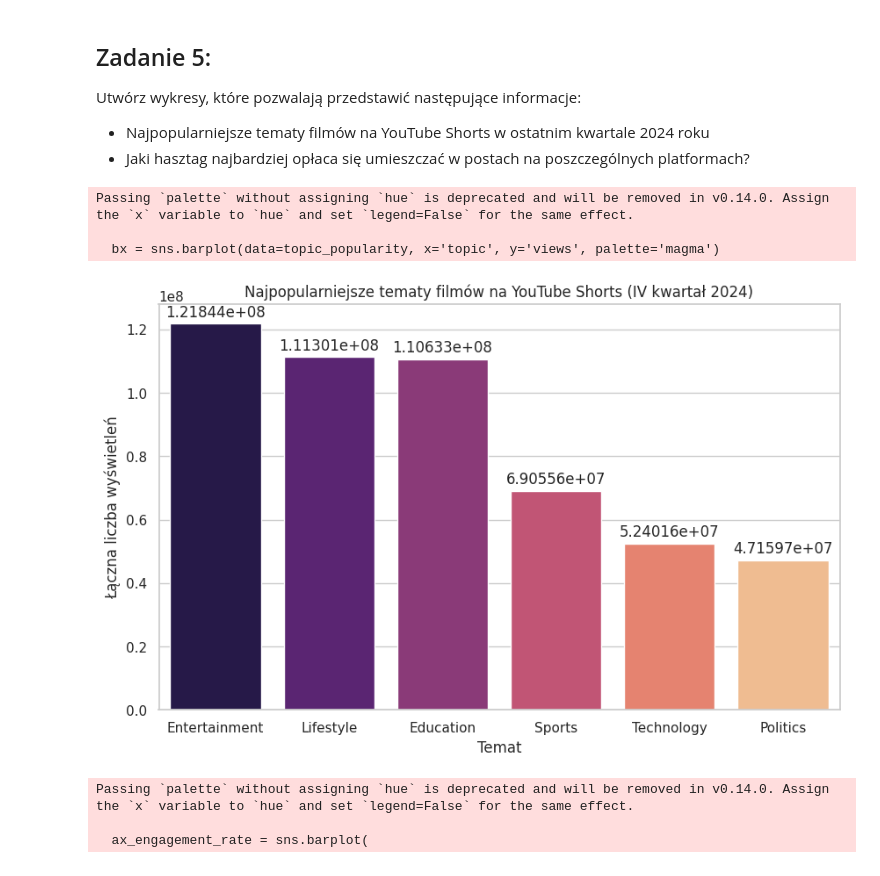
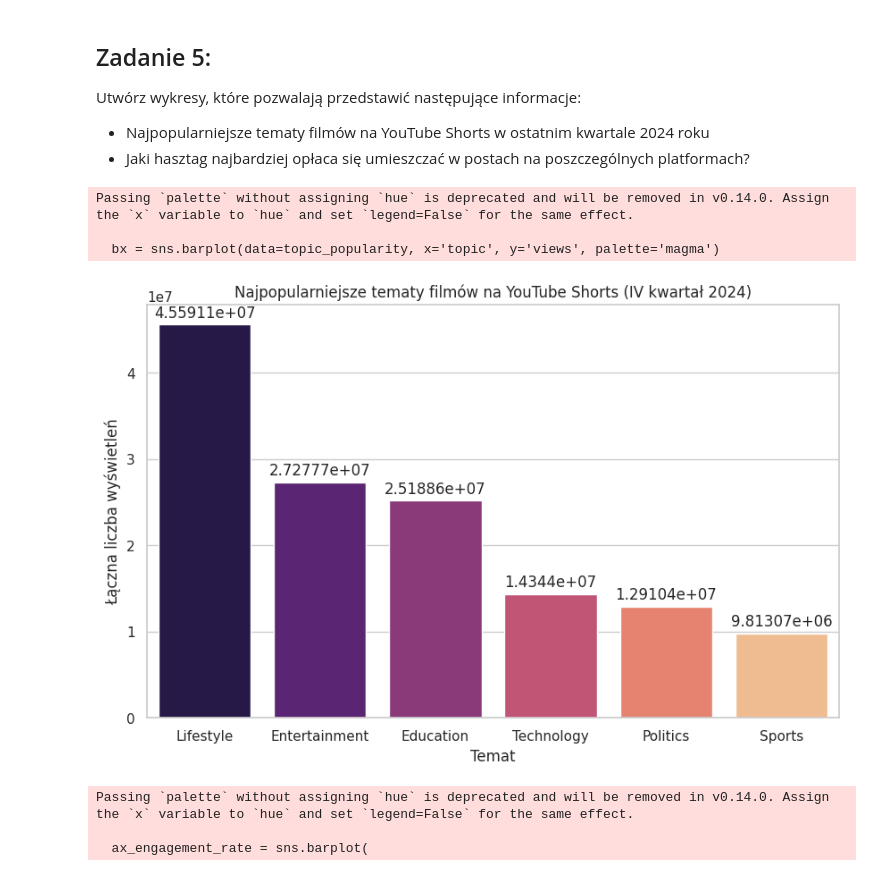
Before and after one commit to Zajecia-na-PWr-LR/lista-1-PJ0506, a Jupyter notebook: UczenieMaszynowe_25_26_Lista1.ipynb, the cells around one changed output. Drawn from its saved outputs; the diff is of its cells as text; code cells hidden in the pictures.

```diff
--- a/UczenieMaszynowe_25_26_Lista1.ipynb
+++ b/UczenieMaszynowe_25_26_Lista1.ipynb
@@ -209,26 +208,25 @@ Utwórz wykresy, które pozwalają przedstawić następujące informacje:
 # %%
 data = pd.read_csv('/content/social_media_viral_content_dataset.csv')
 #print(data)
 sns.set_theme(style="whitegrid")
 plt.figure(figsize=(10, 6))
 
 data['post_datetime'] = pd.to_datetime(data['post_datetime'])
 q4_2024 = data[(data['post_datetime'].dt.year == 2024) & (data['post_datetime'].dt.quarter == 4)]
-yt_shorts = q4_2024[q4_2024['platform'] == 'YouTube Shorts']
+yt_shorts = q4_2024[(q4_2024['platform'] == 'YouTube Shorts') & (q4_2024['content_type']=='video')]
 topic_popularity = yt_shorts.groupby('topic')['views'].sum().reset_index()
 topic_popularity = topic_popularity.sort_values(by='views', ascending=False)
 bx = sns.barplot(data=topic_popularity, x='topic', y='views', palette='magma')
 plt.title('Najpopularniejsze tematy filmów na YouTube Shorts (IV kwartał 2024)')
 plt.xlabel('Temat')
 plt.ylabel('Łączna liczba wyświetleń')
 for container in bx.containers:
     bx.bar_label(container, padding=3)
-plt.show()
 # %% [output]
 Passing `palette` without assigning `hue` is deprecated and will be removed in v0.14.0. Assign the `x` variable to `hue` and set `legend=False` for the same effect.
 
   bx = sns.barplot(data=topic_popularity, x='topic', y='views', palette='magma')
-[figure, old version]
+[figure, new version]
 # %%
 data['hashtag_list'] = data['hashtags'].str.split(' ')
 data_exploded = data.explode('hashtag_list')
```
Also changed, not shown: parts of 2 cells of this notebook.
